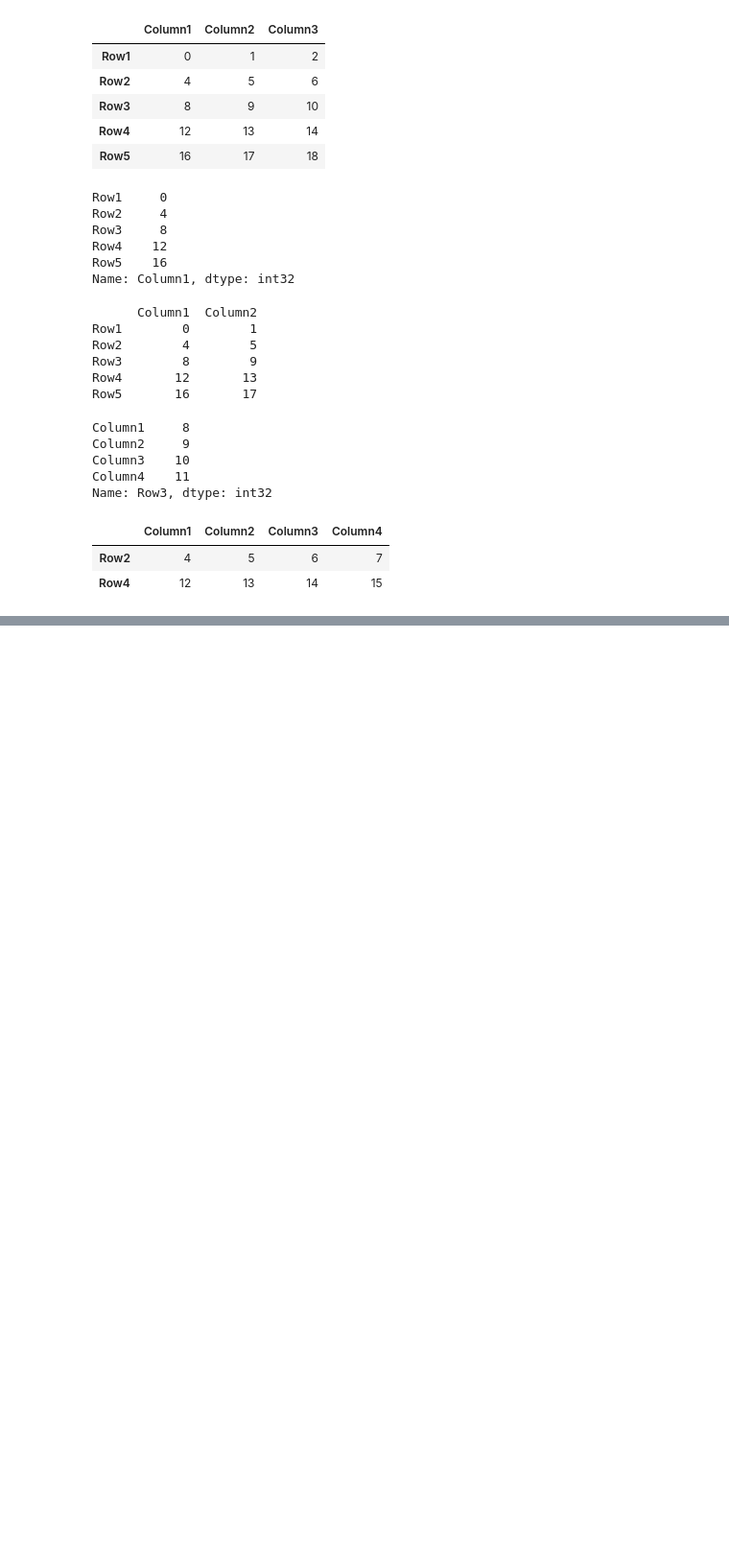
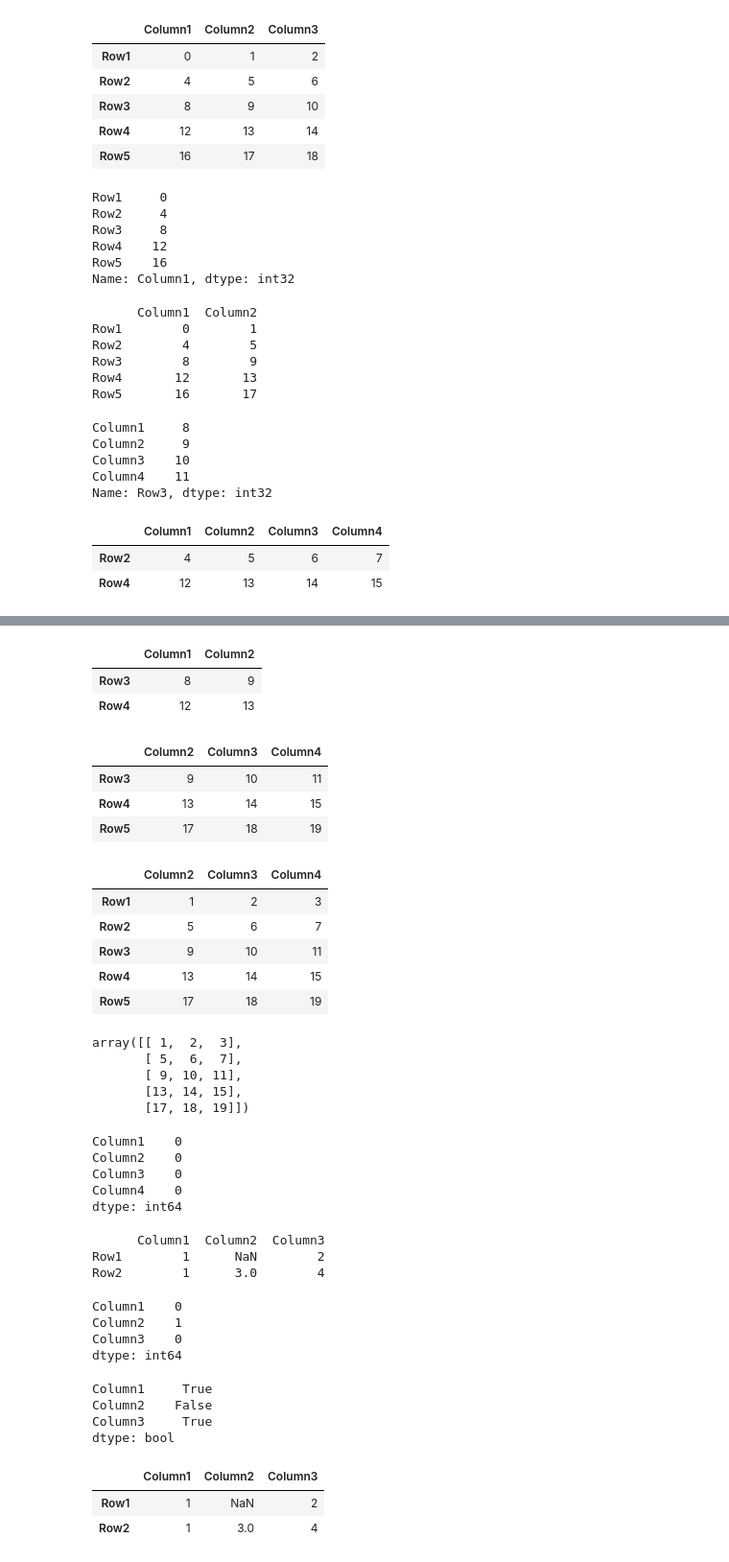
Before and after one commit to ApurbaKumarMajumder/Machine-Learning, a Jupyter notebook: pandas.ipynb, the cells around one changed output, grey strips where cells are left out. Shown at 96% size. Drawn from its saved outputs; the diff is of its cells as text; code cells hidden in the pictures; blank space fills up the shorter version.

Commit message:
some important methods in pandas

```diff
--- a/pandas.ipynb
+++ b/pandas.ipynb
@@ -501,0 +511,76 @@ df.loc[['Row2', 'Row4']]
+# %%
+# indexing with both row and column numbers - iloc
+# df.iloc[row, col]
+
+df.iloc[2:4, 0:2]
+# %% [output]
+|  | Column1 | Column2 |
+| Row3 | 8 | 9 |
+| Row4 | 12 | 13 |
+# %%
+df.iloc[2:, 1:]      #[row, col]
+# %% [output]
+|  | Column2 | Column3 | Column4 |
+| Row3 | 9 | 10 | 11 |
+| Row4 | 13 | 14 | 15 |
+| Row5 | 17 | 18 | 19 |
+# %%
+df.iloc[:, 1:]
+# %% [output]
+|  | Column2 | Column3 | Column4 |
+| Row1 | 1 | 2 | 3 |
+| Row2 | 5 | 6 | 7 |
+| Row3 | 9 | 10 | 11 |
+| Row4 | 13 | 14 | 15 |
+| Row5 | 17 | 18 | 19 |
+# %%
+## to convert dataframe into arrays
+df.iloc[:, 1:].values
+# %% [output]
+array([[ 1,  2,  3],
+       [ 5,  6,  7],
+       [ 9, 10, 11],
+       [13, 14, 15],
+       [17, 18, 19]])
+# %%
+# basic operations in pandas
+# to check if there is any null values in the matrix(dataframe)
+
+df.isnull().sum()
+# %% [output]
+Column1    0
+Column2    0
+Column3    0
+Column4    0
+dtype: int64
+# %%
+# Creating a new Dataframe with nan value
+df = pd.DataFrame(data = [[1, np.nan, 2], [1, 3, 4]],
+            index = ["Row1", "Row2"],
+            columns = ["Column1", "Column2", "Column3"])
+
+print(df)
+# %% [output]
+      Column1  Column2  Column3
+Row1        1      NaN        2
+Row2        1      3.0        4
+# %%
+df.isnull().sum() # i.e. there is a null value in column 2
+# %% [output]
+Column1    0
+Column2    1
+Column3    0
+dtype: int64
+# %%
+df.isnull().sum() == 0
+# %% [output]
+Column1     True
+Column2    False
+Column3     True
+dtype: bool
+# %%
+df
+# %% [output]
+|  | Column1 | Column2 | Column3 |
+| Row1 | 1 | NaN | 2 |
+| Row2 | 1 | 3.0 | 4 |
```
Also changed, not shown: parts of 6 cells of this notebook.
